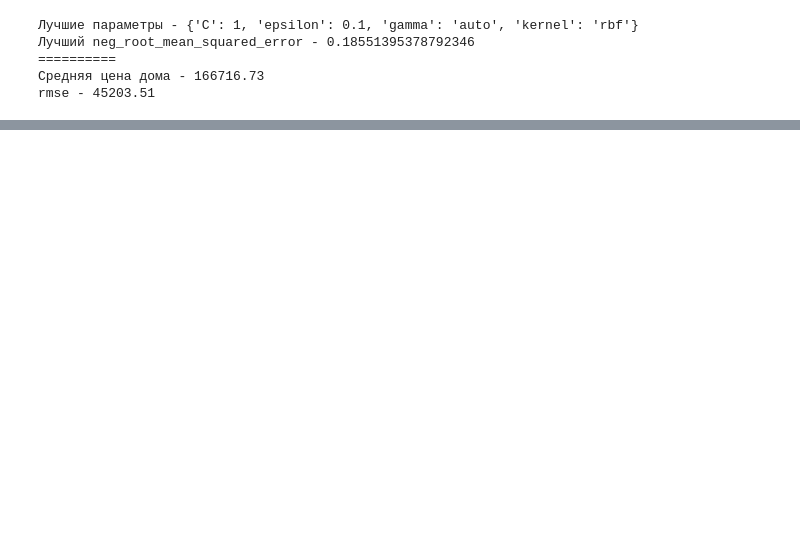
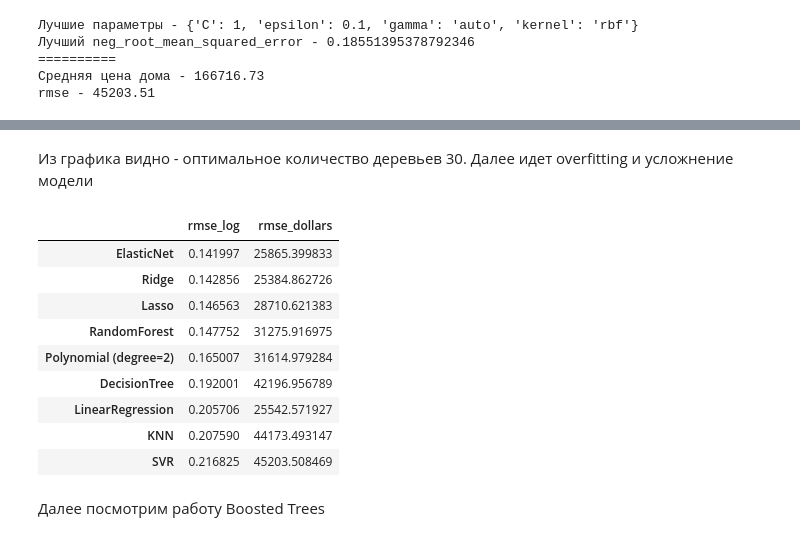
Before and after one commit to tatustik812/kaggle-house-prices, a Jupyter notebook: notebooks/02_Models.ipynb, the cells around one changed output, grey strips where cells are left out. Drawn from its saved outputs; the diff is of its cells as text; code cells hidden in the pictures; blank space fills up the shorter version.

```diff
--- a/notebooks/02_Models.ipynb
+++ b/notebooks/02_Models.ipynb
@@ -257,7 +311,7 @@ best_model_svr = find_best_params(SVR, {},
                                 'epsilon': [0.1, 0.5, 1, 2]
                               },
                               X_train,
-                              y_train.values.flatten(),
+                              y_train,
                               'neg_root_mean_squared_error')
 
 svr_predicted = best_model_svr.best_estimator_.predict(X_test)
@@ -265,6 +319,10 @@ svr_predicted = best_model_svr.best_estimator_.predict(X_test)
 print('==========')
 print(f'Средняя цена дома - {np.expm1(df['SalePrice'].mean()):.2f}')
 print(f'rmse - {np.sqrt(mean_squared_error(np.expm1(y_test), np.expm1(svr_predicted))):.2f}')
+
+result_rmse.append(np.sqrt(mean_squared_error(y_test, svr_predicted)))
+result_rmse_dollars.append(np.sqrt(mean_squared_error(np.expm1(y_test), np.expm1(svr_predicted))))
+result_index.append('SVR')
 # %% [output]
 Лучшие параметры - {'C': 1, 'epsilon': 0.1, 'gamma': 'auto', 'kernel': 'rbf'}
 Лучший neg_root_mean_squared_error - 0.18551395378792346
@@ -273,0 +420,22 @@ rmse - 45203.51
+# %% [markdown]
+Из графика видно - оптимальное количество деревьев 30. Далее идет overfitting и усложнение модели
+# %%
+res = pd.DataFrame({
+    'rmse_log': result_rmse,
+    'rmse_dollars': result_rmse_dollars
+}, index=result_index).sort_values('rmse_log')
+
+res
+# %% [output]
+|  | rmse_log | rmse_dollars |
+| ElasticNet | 0.141997 | 25865.399833 |
+| Ridge | 0.142856 | 25384.862726 |
+| Lasso | 0.146563 | 28710.621383 |
+| RandomForest | 0.147752 | 31275.916975 |
+| Polynomial (degree=2) | 0.165007 | 31614.979284 |
+| DecisionTree | 0.192001 | 42196.956789 |
+| LinearRegression | 0.205706 | 25542.571927 |
+| KNN | 0.207590 | 44173.493147 |
+| SVR | 0.216825 | 45203.508469 |
+# %% [markdown]
+Далее посмотрим работу Boosted Trees
```
Also changed, not shown: parts of 19 cells of this notebook.
